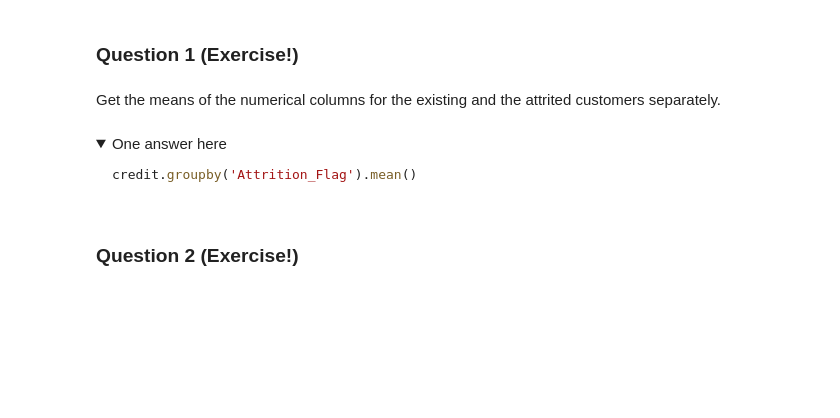
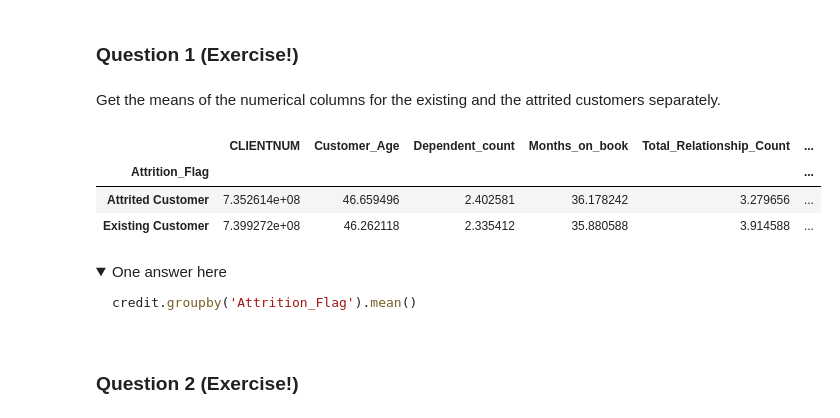
Before and after one commit to valentinecd/DS-DeloitteAIA-07082024, a Jupyter notebook: lecture_materials/07-Descriptive-Analysis/descriptive_stats-slides.ipynb, the cells around one changed output. Cells and saved outputs as stored; diff of their text form; code cells hidden in the pictures; folded sections open; blank space fills up the shorter version.

```diff
--- a/lecture_materials/07-Descriptive-Analysis/descriptive_stats-slides.ipynb
+++ b/lecture_materials/07-Descriptive-Analysis/descriptive_stats-slides.ipynb
@@ -374,6 +393,13 @@ Name: Attrition_Flag, dtype: int64
 ### Question 1 (Exercise!)
 # %% [markdown]
 Get the means of the numerical columns for the existing and the attrited customers separately.
+# %%
+credit.groupby('Attrition_Flag').mean()
+# %% [output]
+|  | CLIENTNUM | Customer_Age | Dependent_count | Months_on_book | Total_Relationship_Count | ... |
+| Attrition_Flag |  |  |  |  |  | ... |
+| Attrited Customer | 7.352614e+08 | 46.659496 | 2.402581 | 36.178242 | 3.279656 | ... |
+| Existing Customer | 7.399272e+08 | 46.262118 | 2.335412 | 35.880588 | 3.914588 | ... |
 # %% [markdown]
 <details>
     <summary>One answer here</summary>
```
Also changed, not shown: parts of 6 cells of this notebook.
